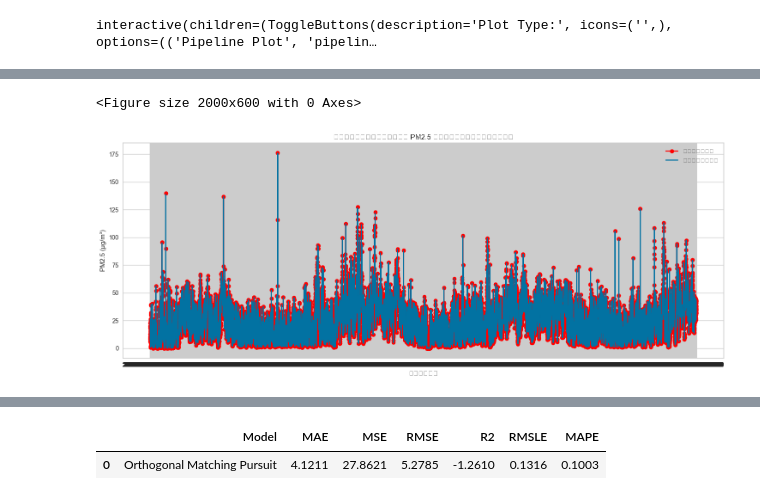
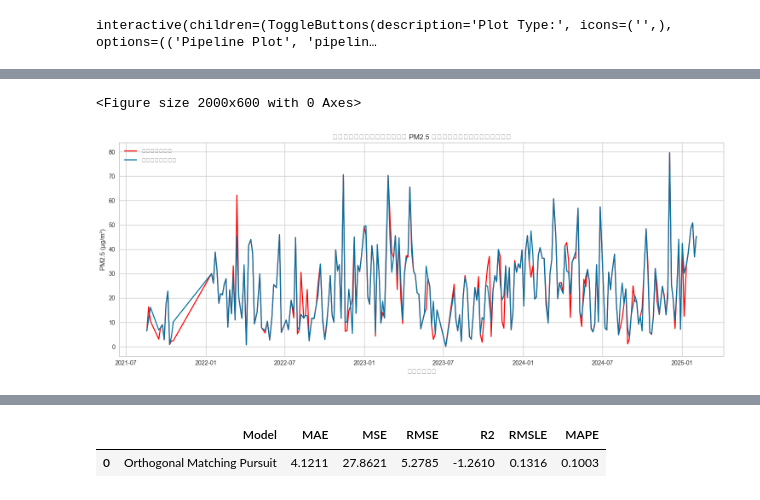
Before and after one commit to chetod/DustyVision-PM2.5, a Jupyter notebook: scripts/train_model.ipynb, the cells around one changed output, grey strips where cells are left out. Saved outputs shown, nothing was run; the diff lists cells and outputs as text; code cells hidden in the pictures.

Commit message:
add new dash data

```diff
--- a/scripts/train_model.ipynb
+++ b/scripts/train_model.ipynb
@@ -23,6 +23,5 @@ from pycaret.regression import *
 # %%
 from pycaret.regression import RegressionExperiment
 import pandas as pd
-first = pd.read_csv(r'C:\Users\ASUS\Desktop\projectforecastpm2_5\dataforecast\raw_data\export-jsps001-1h.csv')
-data = pd.read_csv(r'C:\Users\ASUS\Desktop\projectforecastpm2_5\dataforecast\cleandata_vtest_hours.csv')
-data
+data = pd.read_csv(r'C:\Users\ASUS\Desktop\projectforecastpm2_5\dataforecast\last_test.csv')
+data['timestamp'] = pd.to_datetime(data['timestamp'])
@@ -201,20 +164,20 @@ predictions[['prediction_label']]
 # %%
 import matplotlib.pyplot as plt
 plt.figure(figsize=(20, 6))
 sample_rate = 100  # แสดงทุกๆ 10 จุด
 
 
 plt.figure(figsize=(15, 6))
-plt.plot(data['timestamp'], data['pm_2_5'], label='ค่าจริง', marker='o',color = 'red')
-plt.plot(data['timestamp'], predictions['prediction_label'], label='ค่าทำนาย', marker='x')
+plt.plot(data['timestamp'][::100], data['pm_2_5'][::100], label='ค่าจริง', color = 'red')
+plt.plot(data['timestamp'][::100], predictions['prediction_label'][::100], label='ค่าทำนาย', marker='x')
 plt.title('เปรียบเทียบค่า PM2.5 จริงกับค่าทำนาย')
 plt.xlabel('วันที่')
 plt.ylabel('PM2.5 (µg/m³)')
 plt.legend()
 plt.grid(True)
 plt.tight_layout()
 plt.show()
 # data[::100]
 # %% [output]
 <Figure size 2000x600 with 0 Axes>
-[figure, old version]
+[figure, new version]
```
Also changed, not shown: parts of 20 cells of this notebook, 21 other files.
